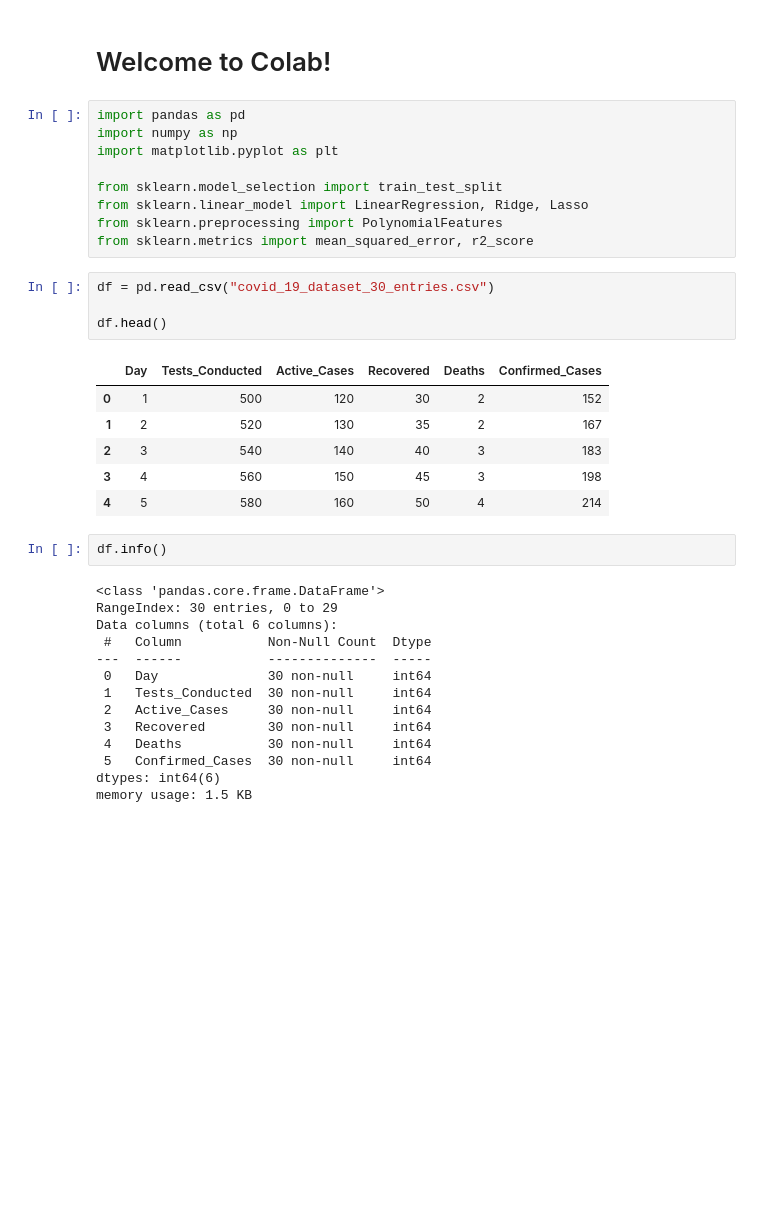
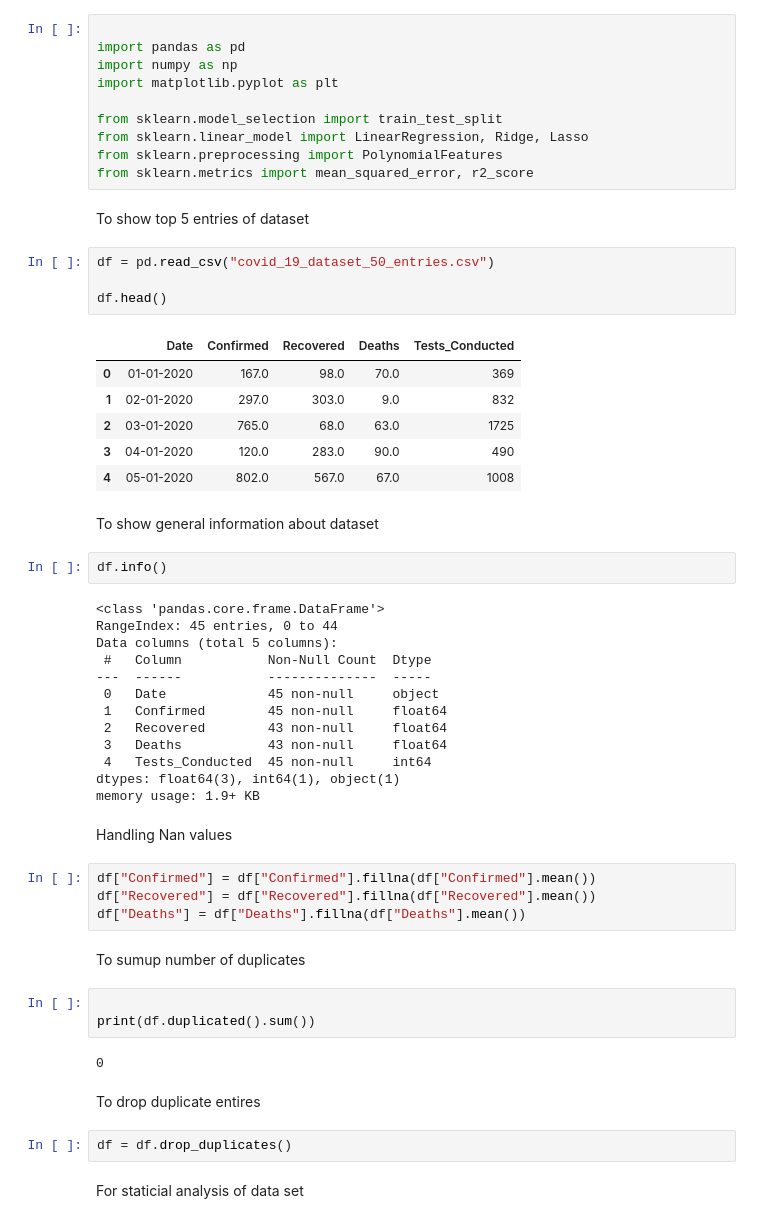
Before and after one commit to Aditi0831/linear-regression-lab-assignment-by-aditi-pandey-and-ruqqiya-noor, a Jupyter notebook: LinearRegression_Part1_Aditi.ipynb, the cells around one changed output. Drawn from its saved outputs; the diff is of its cells as text; blank space fills up the shorter version.

```diff
--- a/LinearRegression_Part1_Aditi.ipynb
+++ b/LinearRegression_Part1_Aditi.ipynb
@@ -1,6 +1,5 @@
-# %% [markdown]
-# Welcome to Colab!
 # %%
+
 import pandas as pd
 import numpy as np
 import matplotlib.pyplot as plt
@@ -9,33 +8,55 @@ from sklearn.model_selection import train_test_split
 from sklearn.linear_model import LinearRegression, Ridge, Lasso
 from sklearn.preprocessing import PolynomialFeatures
 from sklearn.metrics import mean_squared_error, r2_score
+# %% [markdown]
+To show top 5 entries of dataset
 # %%
-df = pd.read_csv("covid_19_dataset_30_entries.csv")
+df = pd.read_csv("covid_19_dataset_50_entries.csv")
 
 df.head()
 # %% [output]
-|  | Day | Tests_Conducted | Active_Cases | Recovered | Deaths | Confirmed_Cases |
-| 0 | 1 | 500 | 120 | 30 | 2 | 152 |
-| 1 | 2 | 520 | 130 | 35 | 2 | 167 |
-| 2 | 3 | 540 | 140 | 40 | 3 | 183 |
-| 3 | 4 | 560 | 150 | 45 | 3 | 198 |
-| 4 | 5 | 580 | 160 | 50 | 4 | 214 |
+|  | Date | Confirmed | Recovered | Deaths | Tests_Conducted |
+| 0 | 01-01-2020 | 167.0 | 98.0 | 70.0 | 369 |
+| 1 | 02-01-2020 | 297.0 | 303.0 | 9.0 | 832 |
+| 2 | 03-01-2020 | 765.0 | 68.0 | 63.0 | 1725 |
+| 3 | 04-01-2020 | 120.0 | 283.0 | 90.0 | 490 |
+| 4 | 05-01-2020 | 802.0 | 567.0 | 67.0 | 1008 |
+# %% [markdown]
+To show general information about dataset
 # %%
 df.info()
 # %% [output]
 <class 'pandas.core.frame.DataFrame'>
-RangeIndex: 30 entries, 0 to 29
-Data columns (total 6 columns):
+RangeIndex: 45 entries, 0 to 44
+Data columns (total 5 columns):
  #   Column           Non-Null Count  Dtype
 ---  ------           --------------  -----
- 0   Day              30 non-null     int64
- 1   Tests_Conducted  30 non-null     int64
- 2   Active_Cases     30 non-null     int64
- 3   Recovered        30 non-null     int64
- 4   Deaths           30 non-null     int64
- 5   Confirmed_Cases  30 non-null     int64
-dtypes: int64(6)
-memory usage: 1.5 KB
+ 0   Date             45 non-null     object
+ 1   Confirmed        45 non-null     float64
+ 2   Recovered        43 non-null     float64
+ 3   Deaths           43 non-null     float64
+ 4   Tests_Conducted  45 non-null     int64
+dtypes: float64(3), int64(1), object(1)
+memory usage: 1.9+ KB
+# %% [markdown]
+Handling Nan values
+# %%
+df["Confirmed"] = df["Confirmed"].fillna(df["Confirmed"].mean())
+df["Recovered"] = df["Recovered"].fillna(df["Recovered"].mean())
+df["Deaths"] = df["Deaths"].fillna(df["Deaths"].mean())
+# %% [markdown]
+To sumup number of duplicates
+# %%
+
+print(df.duplicated().sum())
+# %% [output]
+0
+# %% [markdown]
+To drop duplicate entires
+# %%
+df = df.drop_duplicates()
+# %% [markdown]
+For staticial analysis of data set
 # %%
 df.describe()
 # %% [output]
```
Also changed, not shown: parts of 17 cells of this notebook.
